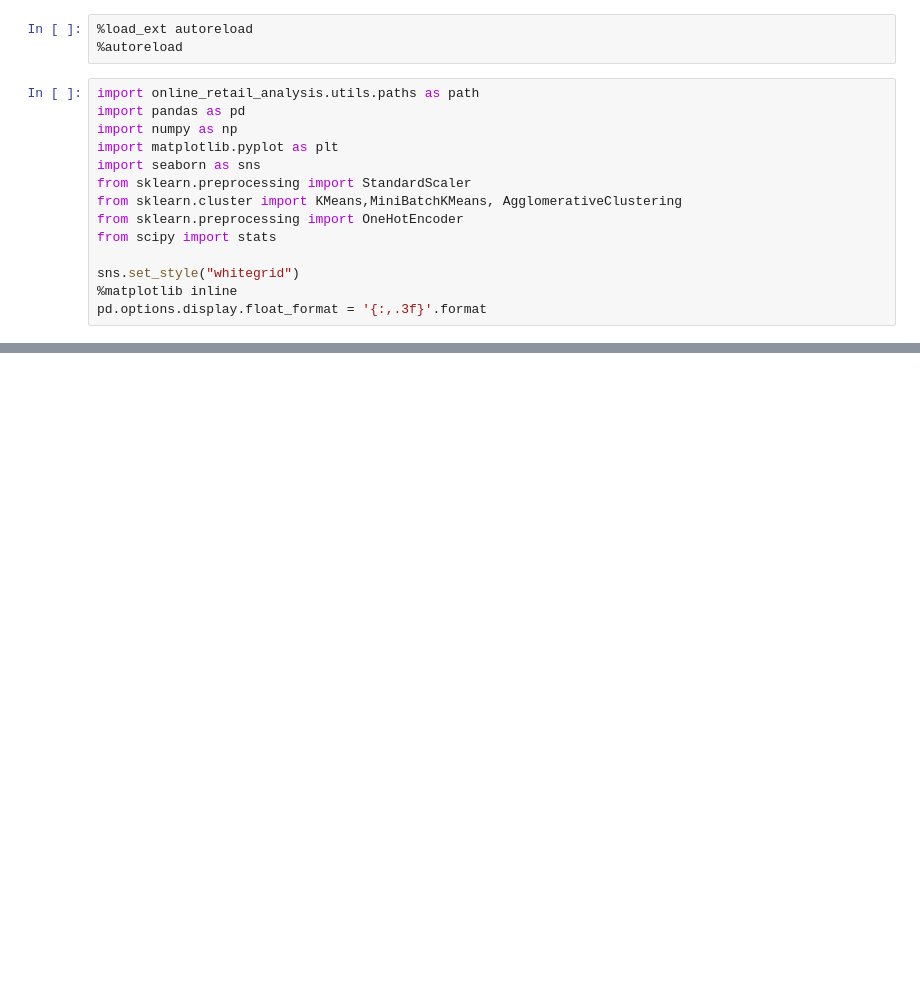
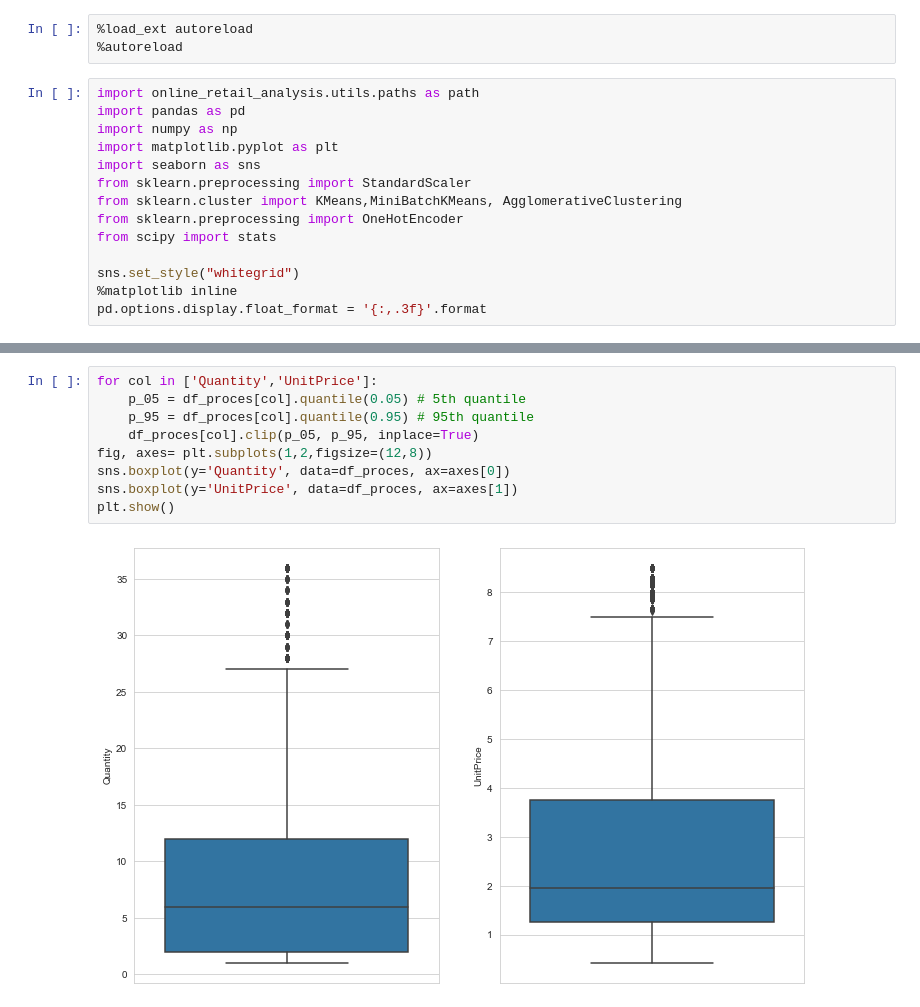
Before and after one commit to frandak2/online_retail_analysis, a Jupyter notebook: notebooks/EDA.ipynb, the cells around one changed output, grey strips where cells are left out. Cells and saved outputs as stored; diff of their text form; blank space fills up the shorter version.

```diff
--- a/notebooks/EDA.ipynb
+++ b/notebooks/EDA.ipynb
@@ -47,3 +185,14 @@ df_proces
+# %%
+for col in ['Quantity','UnitPrice']:
+    p_05 = df_proces[col].quantile(0.05) # 5th quantile
+    p_95 = df_proces[col].quantile(0.95) # 95th quantile
+    df_proces[col].clip(p_05, p_95, inplace=True)
+fig, axes= plt.subplots(1,2,figsize=(12,8))
+sns.boxplot(y='Quantity', data=df_proces, ax=axes[0])
+sns.boxplot(y='UnitPrice', data=df_proces, ax=axes[1])
+plt.show()
+# %% [output]
+[figure, added]
 # %%
 from online_retail_analysis.features.build_features import Calculate_RFM
 df_rfm_labeling = Calculate_RFM(df_proces,labels=True)
```
Also changed, not shown: parts of 32 cells of this notebook, 3 other files.
